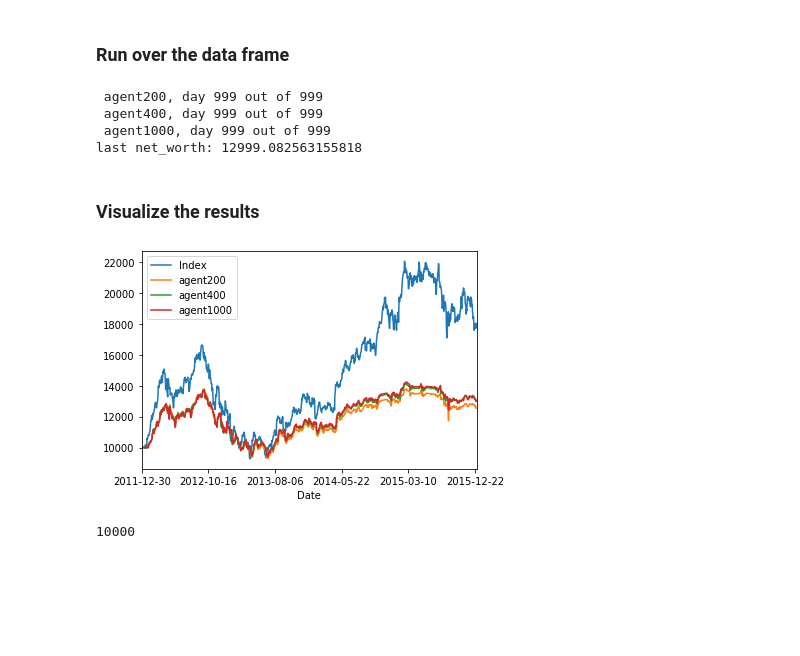
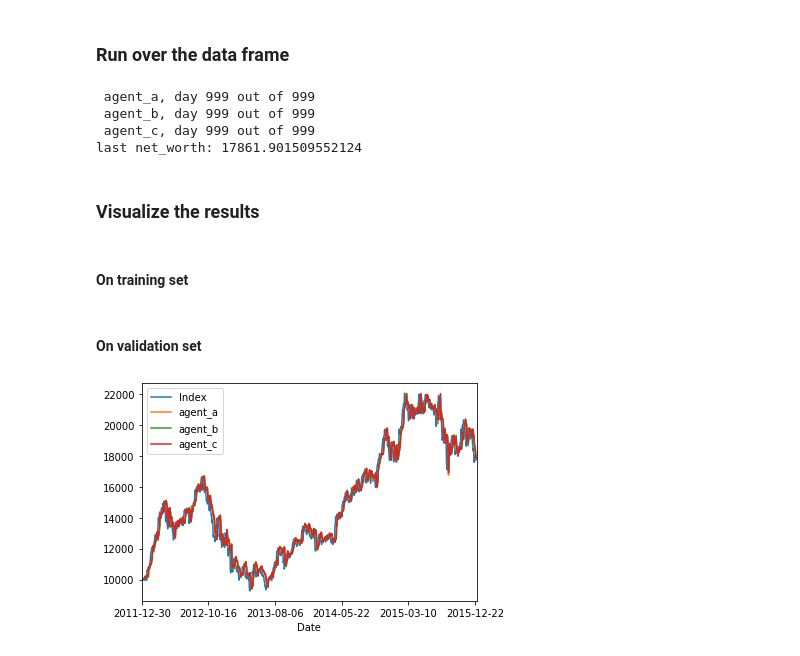
Before and after one commit to AceZz/P3A-Deep-Reinforcement-Learning, a Jupyter notebook: Stock-Trading-Environment/comparing.ipynb, the cells around one changed output. Saved outputs shown, nothing was run; the diff lists cells and outputs as text; code cells hidden in the pictures; blank space fills up the shorter version.

Commit message:
Changed preprocessing of data (norm, log ...) + architecture of NN

```diff
--- a/Stock-Trading-Environment/comparing.ipynb
+++ b/Stock-Trading-Environment/comparing.ipynb
@@ -41,12 +41,13 @@ df = df.sort_values('Date')
 env = StockTradingEnv(df)
 
 num_actions = 3
-hidden_units = [200, 200]
+hidden_units = [64,128,256,256,128,64]
 input_shape = env.observation_space.sample().shape
+in_log = True ### for the environment to use logs and no divisions by max value
 
-path_weights_200 = "save_models/DQN_200" # last number is number of episodes trained
-path_weights_400 = "save_models/DQN_400"
-path_weights_1000 = "save_models/DQN_2000"
+path_weights_a = "save_models/DQN_200" # last number is number of episodes trained
+path_weights_b = "save_models/DQN_400"
+path_weights_c = "save_models/DQN_1000"
 # %% [markdown]
 ### Build the Agent
 # %%
@@ -61,20 +62,20 @@ class TradingAgent():
         prediction = self.model.predict(state)
         return np.argmax(prediction[0])
 # %%
-trade_model_200 = MyModel(input_shape, hidden_units, num_actions)
-trade_model_400 = MyModel(input_shape, hidden_units, num_actions)
-trade_model_1000 = MyModel(input_shape, hidden_units, num_actions)
+trade_model_a = MyModel(input_shape, hidden_units, num_actions)
+trade_model_b = MyModel(input_shape, hidden_units, num_actions)
+trade_model_c = MyModel(input_shape, hidden_units, num_actions)
 
 # trade_model.load_weights(path_weights)
-Agent_200 = TradingAgent(trade_model_200, path_weights_200, "agent200")
-Agent_400 = TradingAgent(trade_model_400, path_weights_400, "agent400")
-Agent_1000 = TradingAgent(trade_model_1000, path_weights_1000, "agent1000")
+Agent_a = TradingAgent(trade_model_a, path_weights_a, "agent_a")
+Agent_b = TradingAgent(trade_model_b, path_weights_b, "agent_b")
+Agent_c = TradingAgent(trade_model_c, path_weights_c, "agent_c")
 
-agents = [Agent_200, Agent_400, Agent_1000]
+agents = [Agent_a, Agent_b, Agent_c]
 # %% [markdown]
 ### Run over the data frame
 # %%
-df_results = pd.DataFrame(columns=['Date','Index', 'agent200', 'agent400', 'agent1000'], index=df.index)
+df_results = pd.DataFrame(columns=['Date','Index', 'agent_a', 'agent_b', 'agent_c'], index=df.index)
 df_results['Date'] = df['Date']
 
 # Compute the Index value
@@ -83,7 +84,7 @@ for i in range(len(df.loc[:, 'Open'].values) - 6):
 
 # Compute the Agents' net_worth
 for Agent in agents:
-    env = StockTradingEnv(df)
+    env = StockTradingEnv(df, in_log=in_log)
     observation = env.reset_to_day_one().reshape(1,6,6).astype('float32') # necessary to reshape each observation
 
     for i in range(len(df.loc[:, 'Open'].values) - 6):
@@ -98,18 +99,18 @@ for Agent in agents:
 
 print("last net_worth: {}".format(env.net_worth))
 # %% [output]
- agent200, day 999 out of 999
- agent400, day 999 out of 999
- agent1000, day 999 out of 999
-last net_worth: 12999.082563155818
+ agent_a, day 999 out of 999
+ agent_b, day 999 out of 999
+ agent_c, day 999 out of 999
+last net_worth: 17861.901509552124
 # %% [markdown]
 ### Visualize the results
+# %% [markdown]
+#### On training set
+# %% [markdown]
+#### On validation set
 # %%
-fig = df_results.plot(x="Date", y=["Index", "agent200", "agent400", "agent1000"]).get_figure()
-fig.savefig("imgs/DQN_200_200.png")
+fig = df_results.plot(x="Date", y=["Index", "agent_a", "agent_b", "agent_c"]).get_figure()
+fig.savefig("imgs/DQN_mlp.png")
 # %% [output]
-[figure, old version]
+[figure, new version]
-# %%
-env.initial_account_balance
-# %% [output]
-10000
```
Also changed, not shown: 21 other files.
